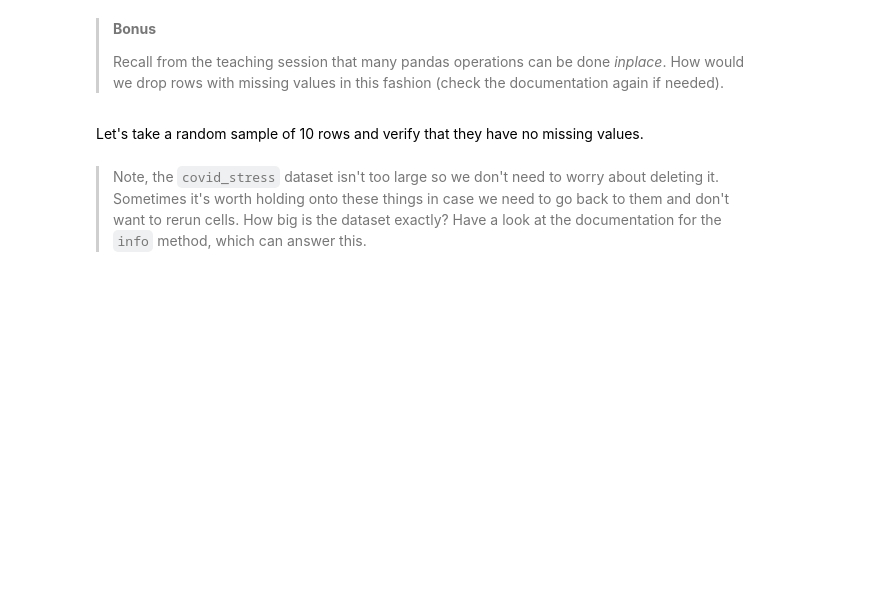
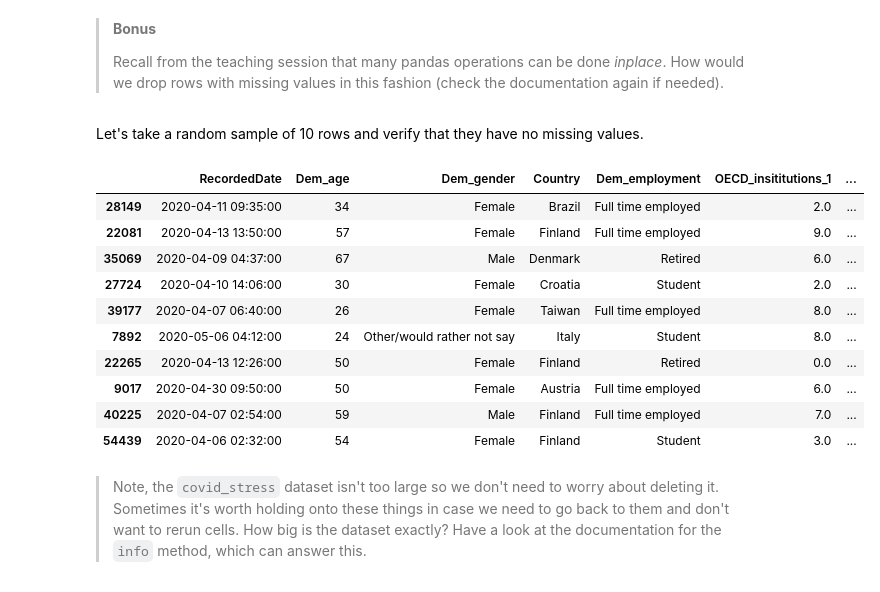
Before and after one commit to mat10599/python_for_data_science, a Jupyter notebook: session-one-project-questions.ipynb, the cells around one changed output. Saved outputs shown, nothing was run; the diff lists cells and outputs as text; code cells hidden in the pictures; blank space fills up the shorter version.

```diff
--- a/session-one-project-questions.ipynb
+++ b/session-one-project-questions.ipynb
@@ -179,6 +177,19 @@ covid_stress_clean = # ...
 Let's take a random sample of 10 rows and verify that they have no missing values.
 # %%
 # Random sample of cleaned dataset
+covid_stress_clean.sample(10)
+# %% [output]
+|  | RecordedDate | Dem_age | Dem_gender | Country | Dem_employment | OECD_insititutions_1 | ... |
+| 28149 | 2020-04-11 09:35:00 | 34 | Female | Brazil | Full time employed | 2.0 | ... |
+| 22081 | 2020-04-13 13:50:00 | 57 | Female | Finland | Full time employed | 9.0 | ... |
+| 35069 | 2020-04-09 04:37:00 | 67 | Male | Denmark | Retired | 6.0 | ... |
+| 27724 | 2020-04-10 14:06:00 | 30 | Female | Croatia | Student | 2.0 | ... |
+| 39177 | 2020-04-07 06:40:00 | 26 | Female | Taiwan | Full time employed | 8.0 | ... |
+| 7892 | 2020-05-06 04:12:00 | 24 | Other/would rather not say | Italy | Student | 8.0 | ... |
+| 22265 | 2020-04-13 12:26:00 | 50 | Female | Finland | Retired | 0.0 | ... |
+| 9017 | 2020-04-30 09:50:00 | 50 | Female | Austria | Full time employed | 6.0 | ... |
+| 40225 | 2020-04-07 02:54:00 | 59 | Male | Finland | Full time employed | 7.0 | ... |
+| 54439 | 2020-04-06 02:32:00 | 54 | Female | Finland | Student | 3.0 | ... |
 # %% [markdown]
 > Note, the `covid_stress` dataset isn't too large so we don't need to worry about deleting it. Sometimes it's worth holding onto these things in case we need to go back to them and don't want to rerun cells. How big is the dataset exactly? Have a look at the documentation for the `info` method, which can answer this.
 # %% [markdown]
```
Also changed, not shown: parts of 17 cells of this notebook.
